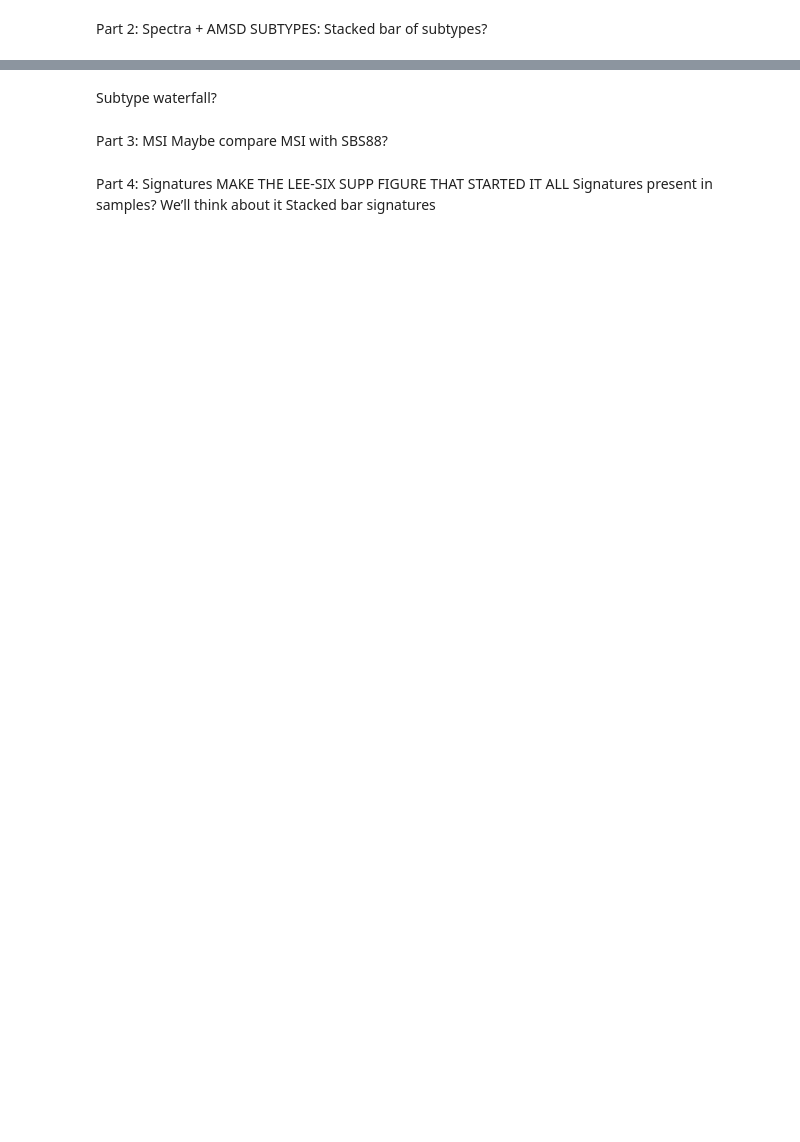
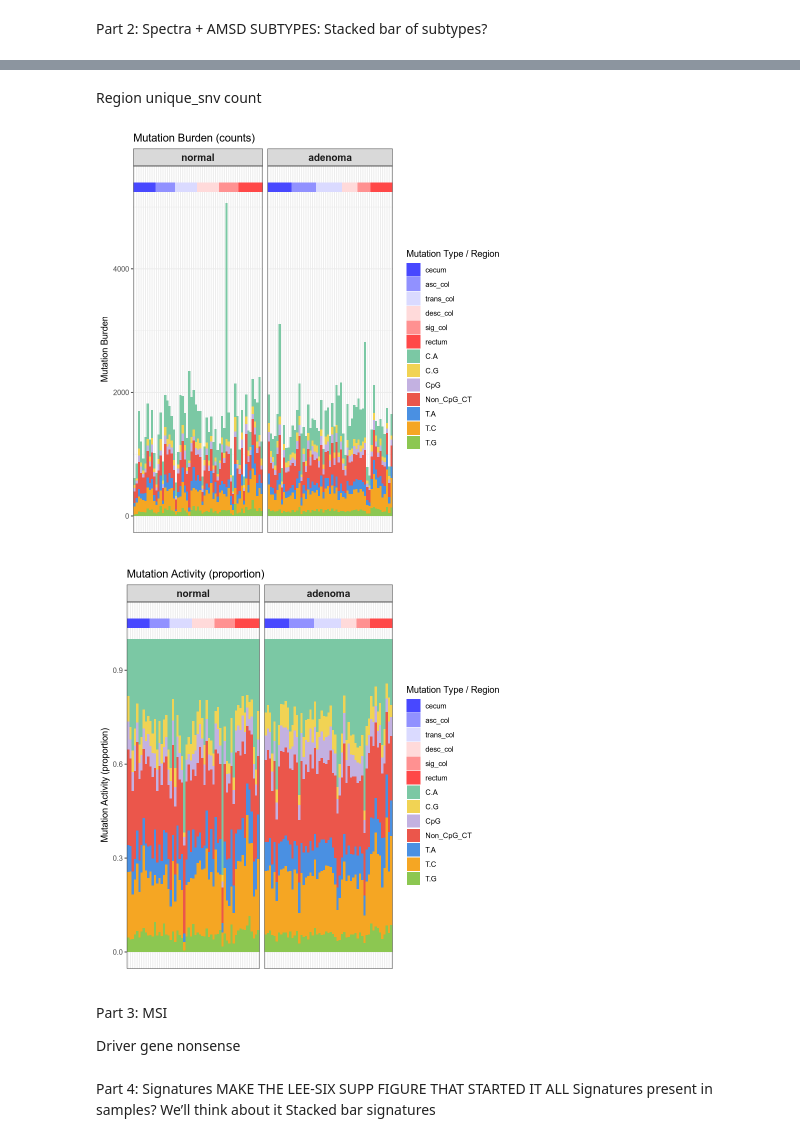
Before and after one commit to laurelhiatt/SEMIColon, a Jupyter notebook: scripts/figures/Figure2.ipynb, the cells around one changed output, grey strips where cells are left out. Cells and saved outputs as stored; diff of their text form; code cells hidden in the pictures; blank space fills up the shorter version.

```diff
--- a/scripts/figures/Figure2.ipynb
+++ b/scripts/figures/Figure2.ipynb
@@ -438,5 +525,5 @@ plot_amsd_histogram(exp_v_con)
 # %% [markdown]
-Subtype waterfall?
+Region unique_snv count
 # %%
 make_clean_mutation_df <- function(df) {
   df %>%
@@ -534,39 +645,39 @@ make_mutation_burden_and_activity <- function(df, region_order) {
     ggtitle("Mutation Burden (counts)")
 
   # ===========================================================
   # PANEL C — Mutation Activity
   # ===========================================================
   p_activity <- ggplot() +
     geom_col(data = df_long, aes(x = xid, y = prop, fill = mut_type), width = 1) +
     geom_tile(data = df_region_strip,
               aes(x = xid, y = y, fill = region),
               width = 1, height = 0.03) +
     scale_fill_manual(values = c(mut_colors, region_colors), name = "Mutation Type / Region") +
     facet_grid(~ cohort, scales = "free_x", space = "free_x") +
     theme_bw() +
     theme(
       axis.text.x  = element_blank(),
       axis.ticks.x = element_blank(),
       strip.text   = element_text(size = 12, face = "bold")
     ) +
     ylab("Mutation Activity (proportion)") +
     xlab("") +
     ggtitle("Mutation Activity (proportion)")
 
   return(list(burden = p_burden, activity = p_activity))
 }
 
-# Example usage
-region_order <- c("Right", "cecum", "asc_col", "trans_col",
-                  "desc_col", "sig_col", "rectum", "Left")
-
-plots <- make_mutation_burden_and_activity(Hiatt_clean, region_order)
+plots <- make_mutation_burden_and_activity(Hiatt, region_order)
 p_burden   <- plots$burden
 p_activity <- plots$activity
 
 p_burden
 p_activity
+# %% [output]
+[figure, added]
+[figure, added]
 # %% [markdown]
 Part 3: MSI
-Maybe compare MSI with SBS88?
+
+Driver gene nonsense
 # %%
```
Also changed, not shown: parts of 51 cells of this notebook, 1 other file.
